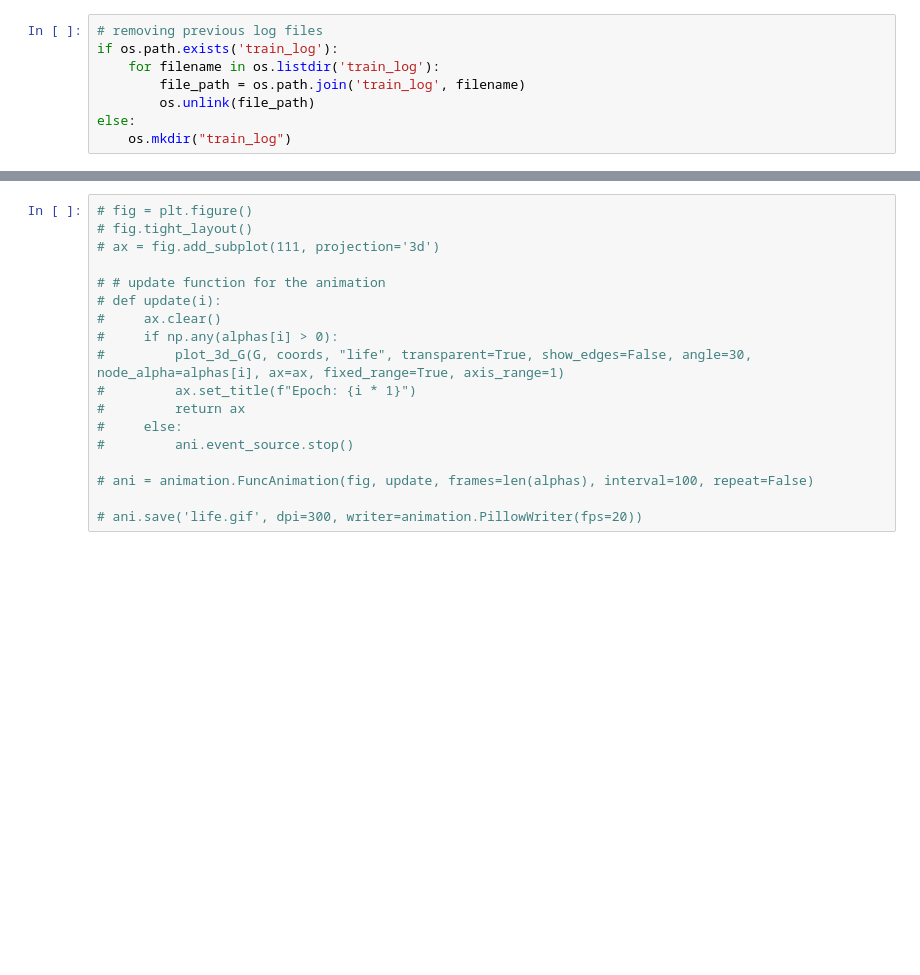
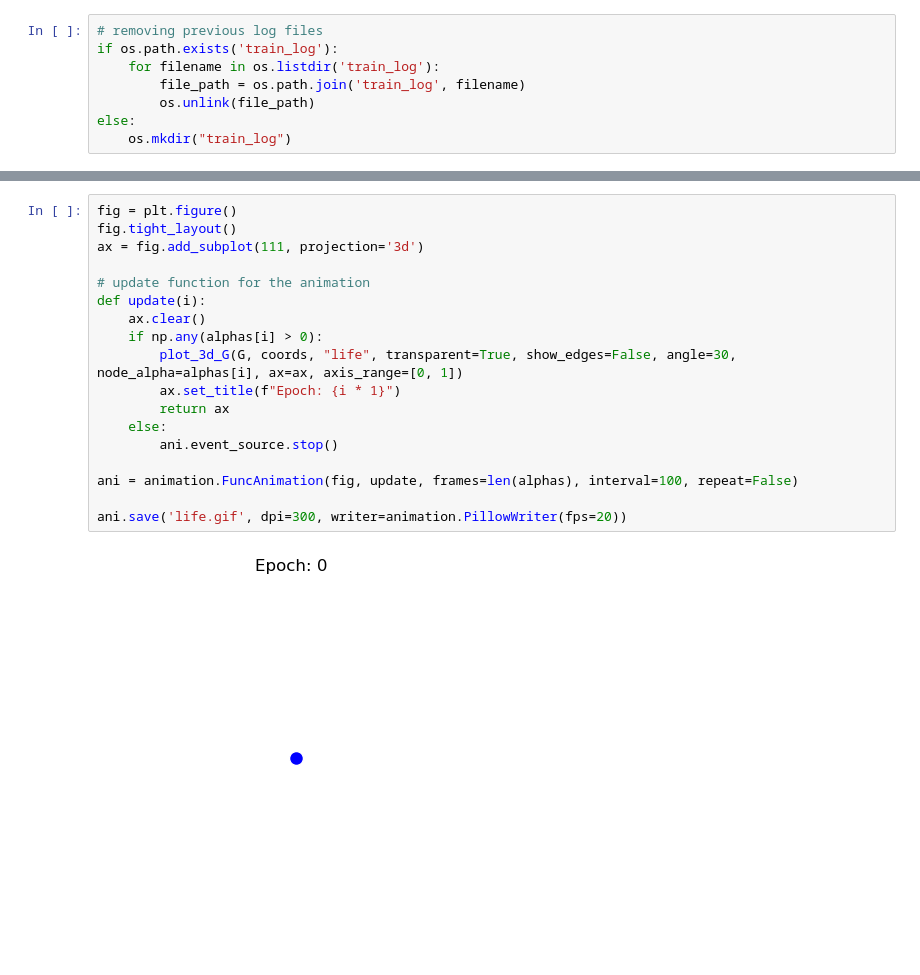
Before and after one commit to mbaranr/gnca_growing, a Jupyter notebook: notebooks/train3d_sandbox.ipynb, the cells around one changed output, grey strips where cells are left out. Drawn from its saved outputs; the diff is of its cells as text; blank space fills up the shorter version.

```diff
--- a/notebooks/train3d_sandbox.ipynb
+++ b/notebooks/train3d_sandbox.ipynb
@@ -166,18 +164,20 @@ AssertionError:
 # %%
-# fig = plt.figure()
-# fig.tight_layout()
-# ax = fig.add_subplot(111, projection='3d')
+fig = plt.figure()
+fig.tight_layout()
+ax = fig.add_subplot(111, projection='3d')
 
-# # update function for the animation
-# def update(i):
-#     ax.clear()
-#     if np.any(alphas[i] > 0):
-#         plot_3d_G(G, coords, "life", transparent=True, show_edges=False, angle=30, node_alpha=alphas[i], ax=ax, fixed_range=True, axis_range=1)
-#         ax.set_title(f"Epoch: {i * 1}")
-#         return ax
-#     else:
-#         ani.event_source.stop()
+# update function for the animation
+def update(i):
+    ax.clear()
+    if np.any(alphas[i] > 0):
+        plot_3d_G(G, coords, "life", transparent=True, show_edges=False, angle=30, node_alpha=alphas[i], ax=ax, axis_range=[0, 1])
+        ax.set_title(f"Epoch: {i * 1}")
+        return ax
+    else:
+        ani.event_source.stop()
 
-# ani = animation.FuncAnimation(fig, update, frames=len(alphas), interval=100, repeat=False)
+ani = animation.FuncAnimation(fig, update, frames=len(alphas), interval=100, repeat=False)
 
-# ani.save('life.gif', dpi=300, writer=animation.PillowWriter(fps=20))
+ani.save('life.gif', dpi=300, writer=animation.PillowWriter(fps=20))
+# %% [output]
+[figure, added]
```
Also changed, not shown: parts of 7 cells of this notebook, 9 other files.
